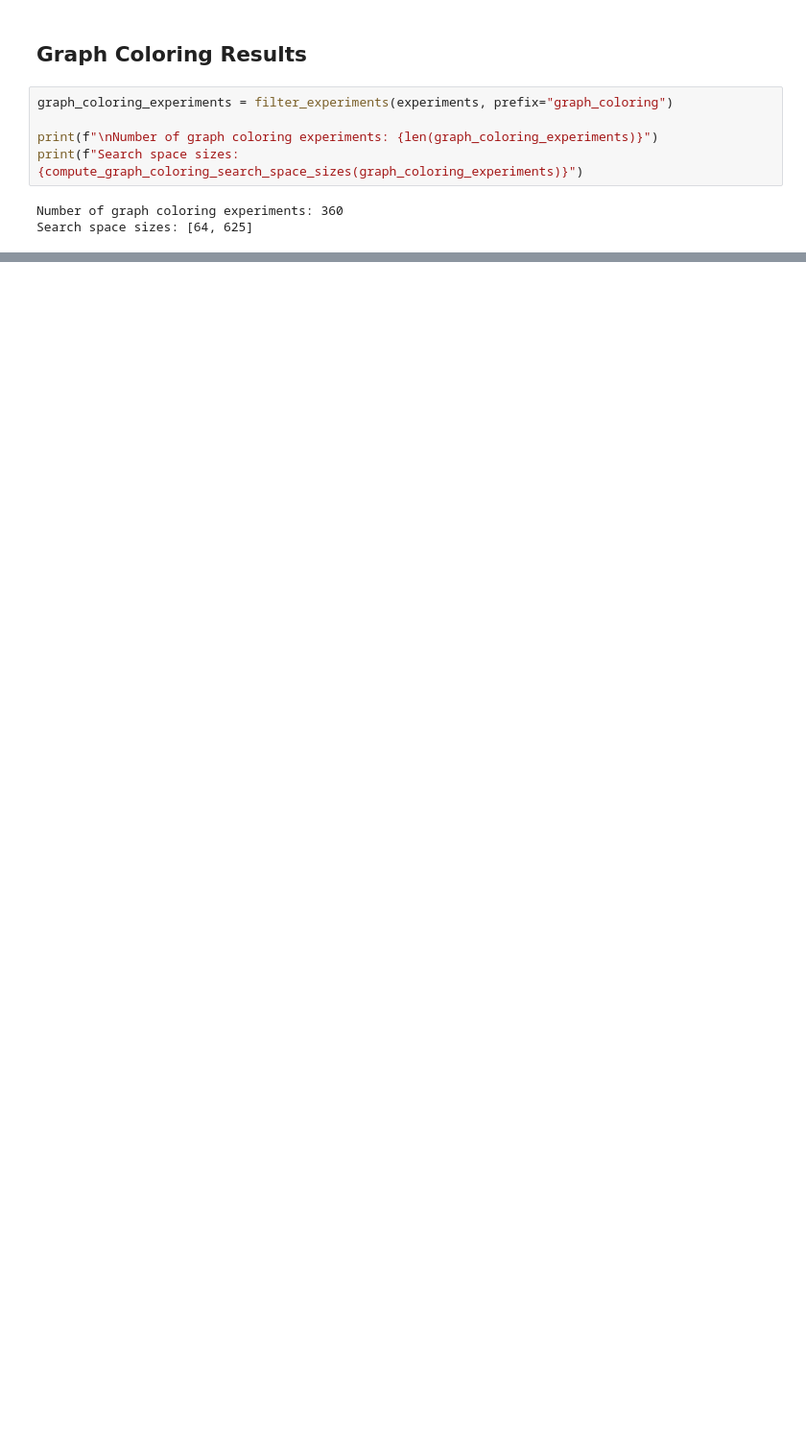
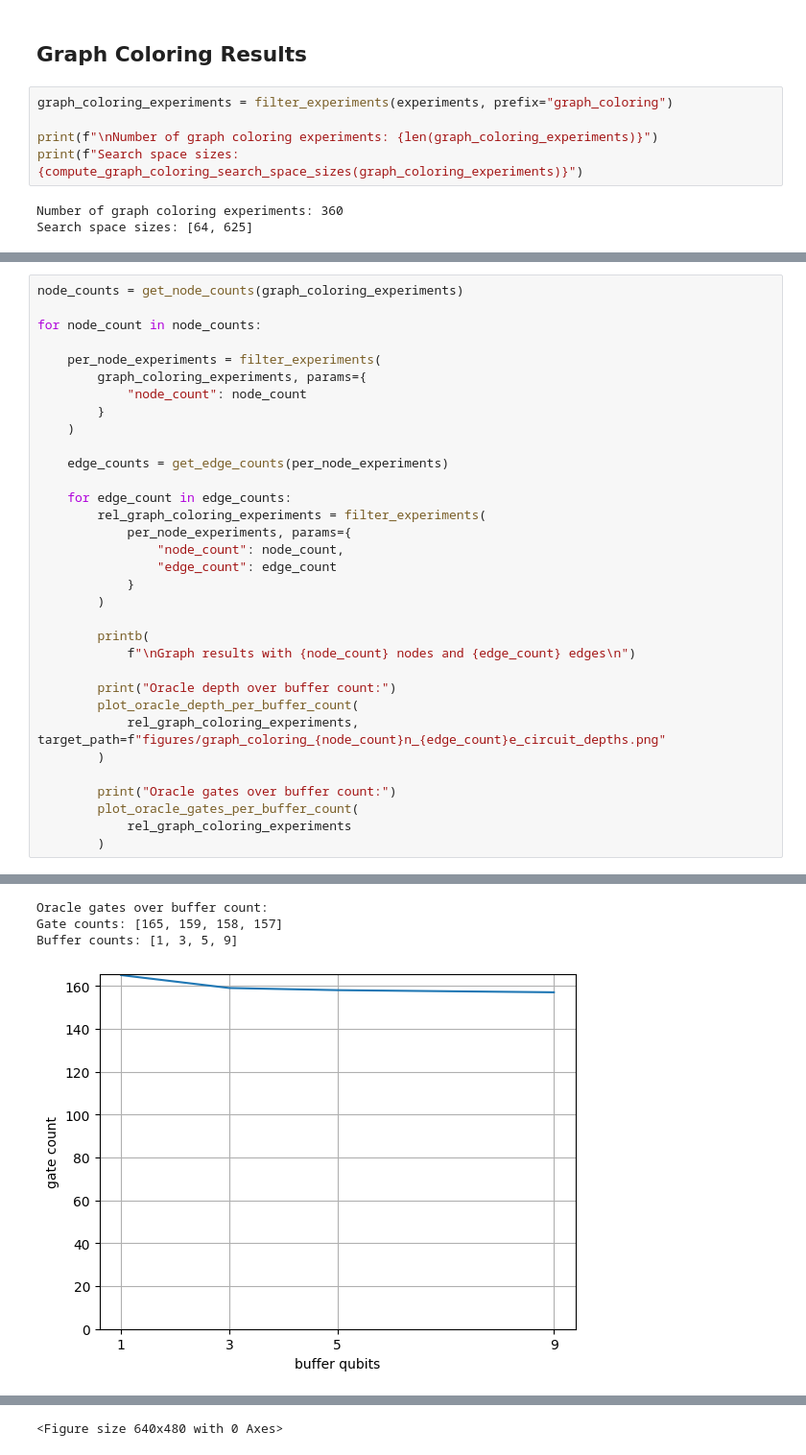
Before and after one commit to westoun/gospl, a Jupyter notebook: evaluation/evaluation.ipynb, the cells around one changed output, grey strips where cells are left out. Shown at 96% size. Drawn from its saved outputs; the diff is of its cells as text; blank space fills up the shorter version.

```diff
--- a/evaluation/evaluation.ipynb
+++ b/evaluation/evaluation.ipynb
@@ -641,0 +678,34 @@ Buffer counts: [1, 3, 5, 9]
+# %%
+node_counts = get_node_counts(graph_coloring_experiments)
+
+for node_count in node_counts:
+
+    per_node_experiments = filter_experiments(
+        graph_coloring_experiments, params={
+            "node_count": node_count
+        }
+    )
+
+    edge_counts = get_edge_counts(per_node_experiments)
+
+    for edge_count in edge_counts:
+        rel_graph_coloring_experiments = filter_experiments(
+            per_node_experiments, params={
+                "node_count": node_count,
+                "edge_count": edge_count
+            }
+        )
+
+        printb(
+            f"\nGraph results with {node_count} nodes and {edge_count} edges\n")
+
+        print("Oracle depth over buffer count:")
+        plot_oracle_depth_per_buffer_count(
+            rel_graph_coloring_experiments, target_path=f"figures/graph_coloring_{node_count}n_{edge_count}e_circuit_depths.png"
+        )
+
+        print("Oracle gates over buffer count:")
+        plot_oracle_gates_per_buffer_count(
+            rel_graph_coloring_experiments
+        )
+# %% [output]
@@ -641,0 +728,4 @@ Buffer counts: [1, 3, 5, 9]
+Oracle gates over buffer count:
+Gate counts: [165, 159, 158, 157]
+Buffer counts: [1, 3, 5, 9]
+[figure, added]
@@ -641,0 +742 @@ Buffer counts: [1, 3, 5, 9]
+<Figure size 640x480 with 0 Axes>
```
Also changed, not shown: parts of 9 cells of this notebook.
